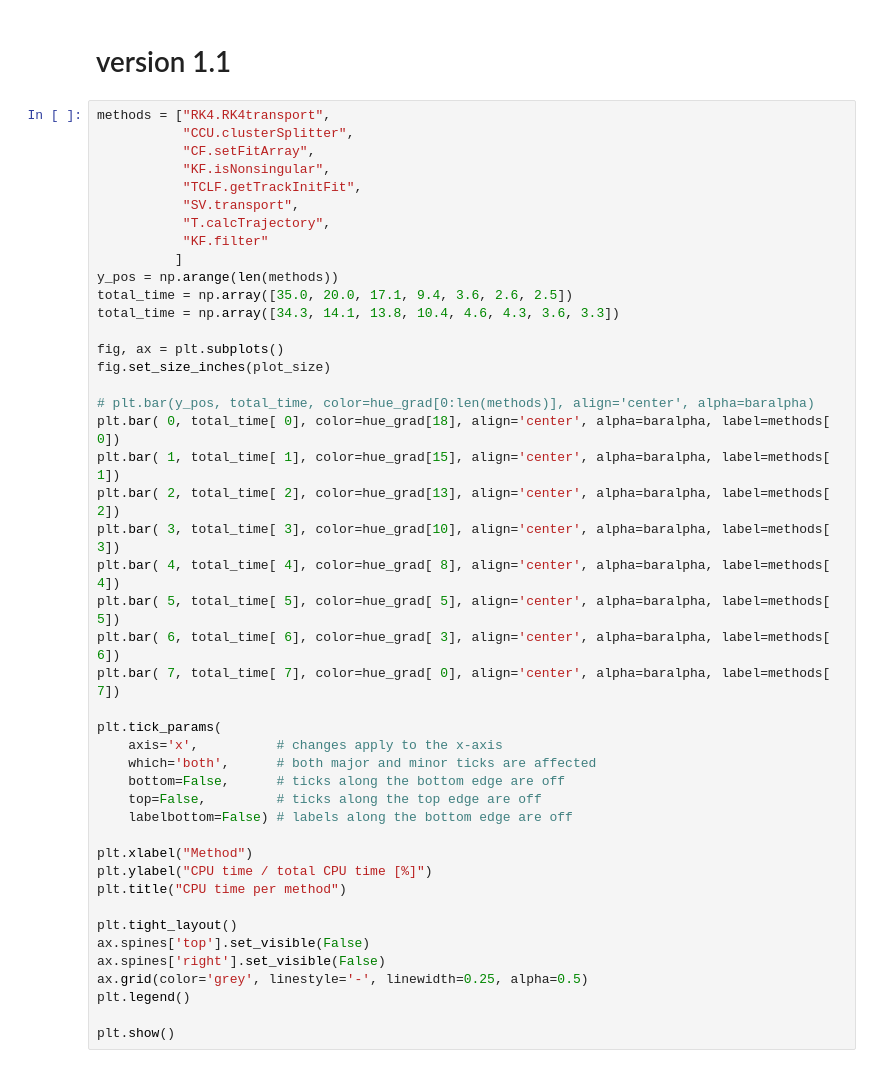
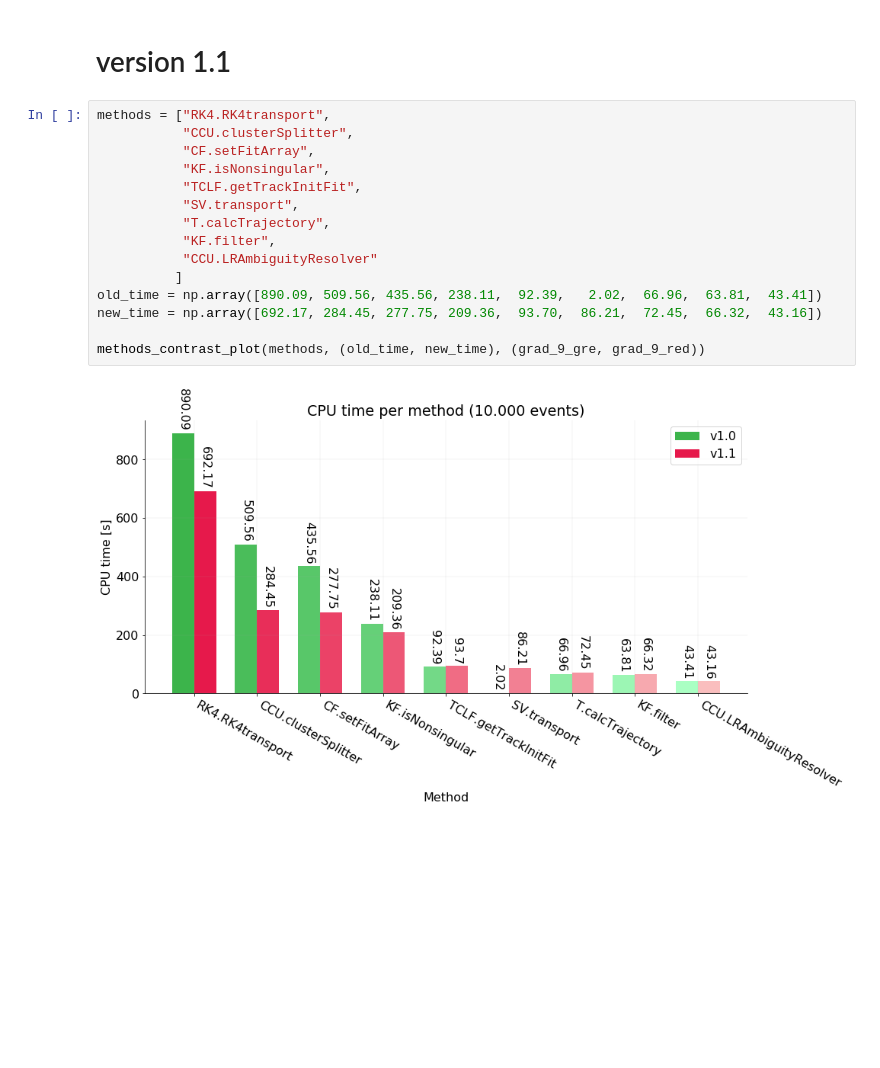
Before and after one commit to bleaktwig/clas12-data-and-tests, a Jupyter notebook: method_times.ipynb, the cells around one changed output. Saved outputs shown, nothing was run; the diff lists cells and outputs as text; blank space fills up the shorter version.

```diff
--- a/method_times.ipynb
+++ b/method_times.ipynb
@@ -88,47 +143,19 @@ methods_plot(methods, total_time, grad_7)
 # %% [markdown]
 # version 1.1
-# %%
-methods = ["RK4.RK4transport",
-           "CCU.clusterSplitter",
-           "CF.setFitArray",
-           "KF.isNonsingular",
-           "TCLF.getTrackInitFit",
-           "SV.transport",
-           "T.calcTrajectory",
-           "KF.filter"
-          ]
-y_pos = np.arange(len(methods))
-total_time = np.array([35.0, 20.0, 17.1, 9.4, 3.6, 2.6, 2.5])
-total_time = np.array([34.3, 14.1, 13.8, 10.4, 4.6, 4.3, 3.6, 3.3])
-
-fig, ax = plt.subplots()
-fig.set_size_inches(plot_size)
-
-# plt.bar(y_pos, total_time, color=hue_grad[0:len(methods)], align='center', alpha=baralpha)
-plt.bar( 0, total_time[ 0], color=hue_grad[18], align='center', alpha=baralpha, label=methods[ 0])
-plt.bar( 1, total_time[ 1], color=hue_grad[15], align='center', alpha=baralpha, label=methods[ 1])
-plt.bar( 2, total_time[ 2], color=hue_grad[13], align='center', alpha=baralpha, label=methods[ 2])
-plt.bar( 3, total_time[ 3], color=hue_grad[10], align='center', alpha=baralpha, label=methods[ 3])
-plt.bar( 4, total_time[ 4], color=hue_grad[ 8], align='center', alpha=baralpha, label=methods[ 4])
-plt.bar( 5, total_time[ 5], color=hue_grad[ 5], align='center', alpha=baralpha, label=methods[ 5])
-plt.bar( 6, total_time[ 6], color=hue_grad[ 3], align='center', alpha=baralpha, label=methods[ 6])
-plt.bar( 7, total_time[ 7], color=hue_grad[ 0], align='center', alpha=baralpha, label=methods[ 7])
-
-plt.tick_params(
-    axis='x',          # changes apply to the x-axis
-    which='both',      # both major and minor ticks are affected
-    bottom=False,      # ticks along the bottom edge are off
-    top=False,         # ticks along the top edge are off
-    labelbottom=False) # labels along the bottom edge are off
-
-plt.xlabel("Method")
-plt.ylabel("CPU time / total CPU time [%]")
-plt.title("CPU time per method")
-
-plt.tight_layout()
-ax.spines['top'].set_visible(False)
-ax.spines['right'].set_visible(False)
-ax.grid(color='grey', linestyle='-', linewidth=0.25, alpha=0.5)
-plt.legend()
-
-plt.show()
+# %%
+methods = ["RK4.RK4transport",
+           "CCU.clusterSplitter",
+           "CF.setFitArray",
+           "KF.isNonsingular",
+           "TCLF.getTrackInitFit",
+           "SV.transport",
+           "T.calcTrajectory",
+           "KF.filter",
+           "CCU.LRAmbiguityResolver"
+          ]
+old_time = np.array([890.09, 509.56, 435.56, 238.11,  92.39,   2.02,  66.96,  63.81,  43.41])
+new_time = np.array([692.17, 284.45, 277.75, 209.36,  93.70,  86.21,  72.45,  66.32,  43.16])
+
+methods_contrast_plot(methods, (old_time, new_time), (grad_9_gre, grad_9_red))
+# %% [output]
+[figure, added]
```
Also changed, not shown: parts of 10 cells of this notebook, 6 other files.
